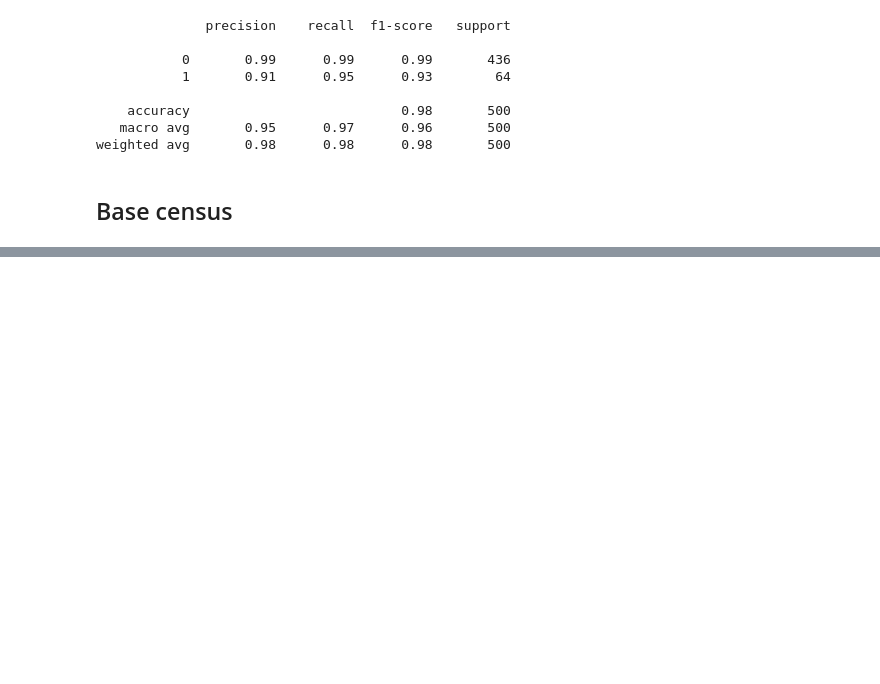
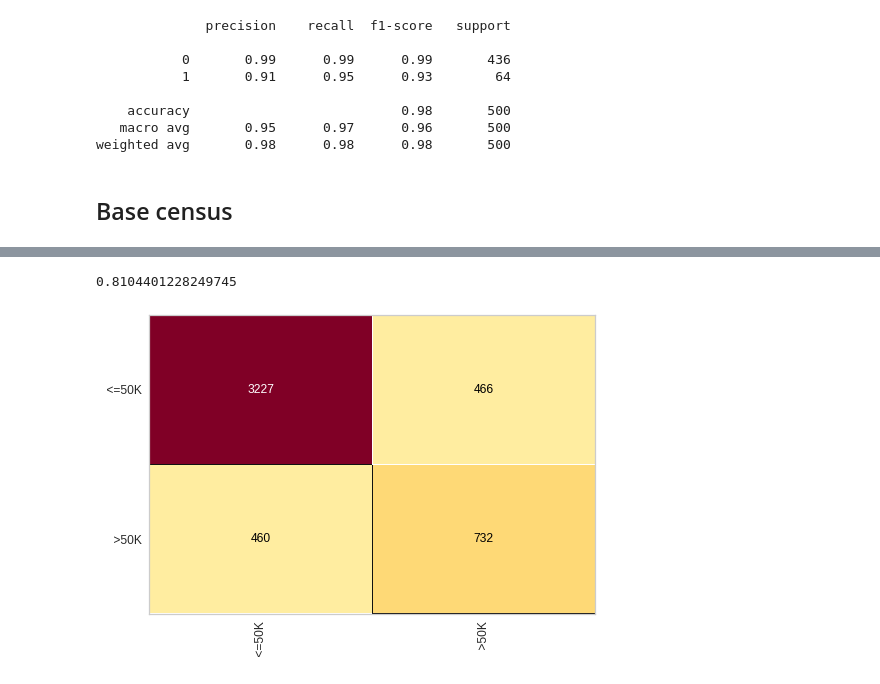
Before and after one commit to vasconcelosjean42/machine_learning-and-data-science-iaexpert, a Jupyter notebook: classificacao/aprendizagem_arvore_de_decisao.ipynb, the cells around one changed output, grey strips where cells are left out. Drawn from its saved outputs; the diff is of its cells as text; code cells hidden in the pictures; blank space fills up the shorter version.

Commit message:
aplicação da árvore de decisão na base census

```diff
--- a/classificacao/aprendizagem_arvore_de_decisao.ipynb
+++ b/classificacao/aprendizagem_arvore_de_decisao.ipynb
@@ -175,3 +175,6 @@ print(classification_report(y_credit_teste, previsoes))
 weighted avg       0.98      0.98      0.98       500
 # %% [markdown]
 ## Base census
+# %%
+with open('/content/census.pkl', 'rb') as f:
+  X_census_treinamento, y_census_treinamento, X_census_teste, y_census_teste = pickle.load(f)
@@ -177,0 +189,3 @@ weighted avg       0.98      0.98      0.98       500
+# %%
+arvore_census = DecisionTreeClassifier(criterion='entropy', random_state=0)
+arvore_census.fit(X_census_treinamento, y_census_treinamento)
@@ -177,0 +218,7 @@ weighted avg       0.98      0.98      0.98       500
+# %%
+cm = ConfusionMatrix(arvore_census)
+cm.fit(X_census_treinamento, y_risco_credito)
+cm.score(X_census_teste, y_census_teste)
+# %% [output]
+0.8104401228249745
+[figure, added]
```
Also changed, not shown: parts of 7 cells of this notebook.
